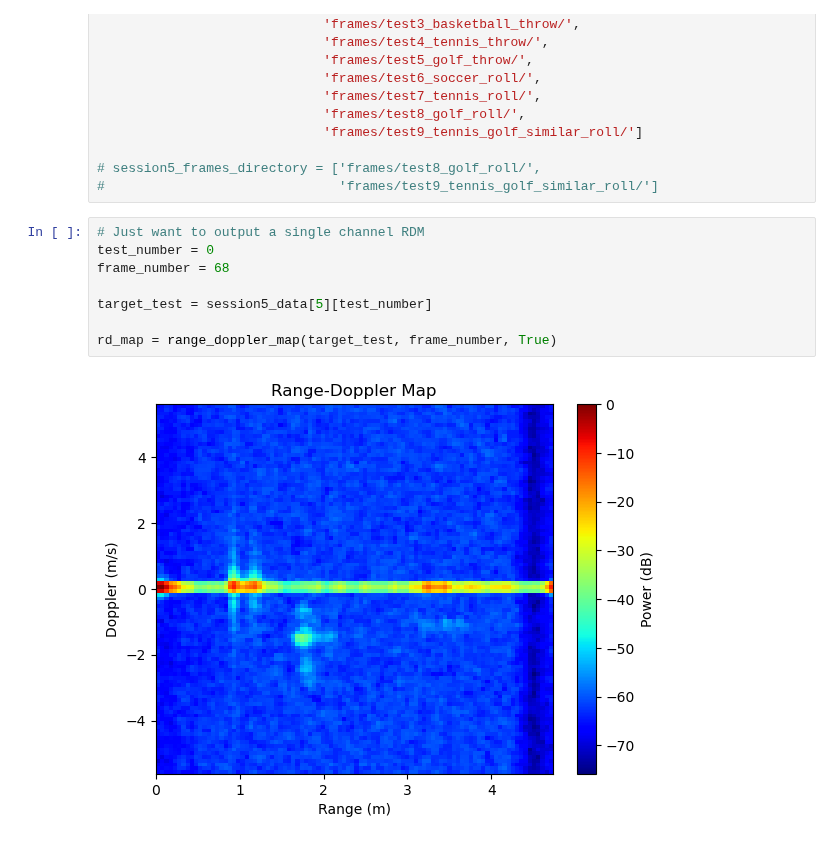
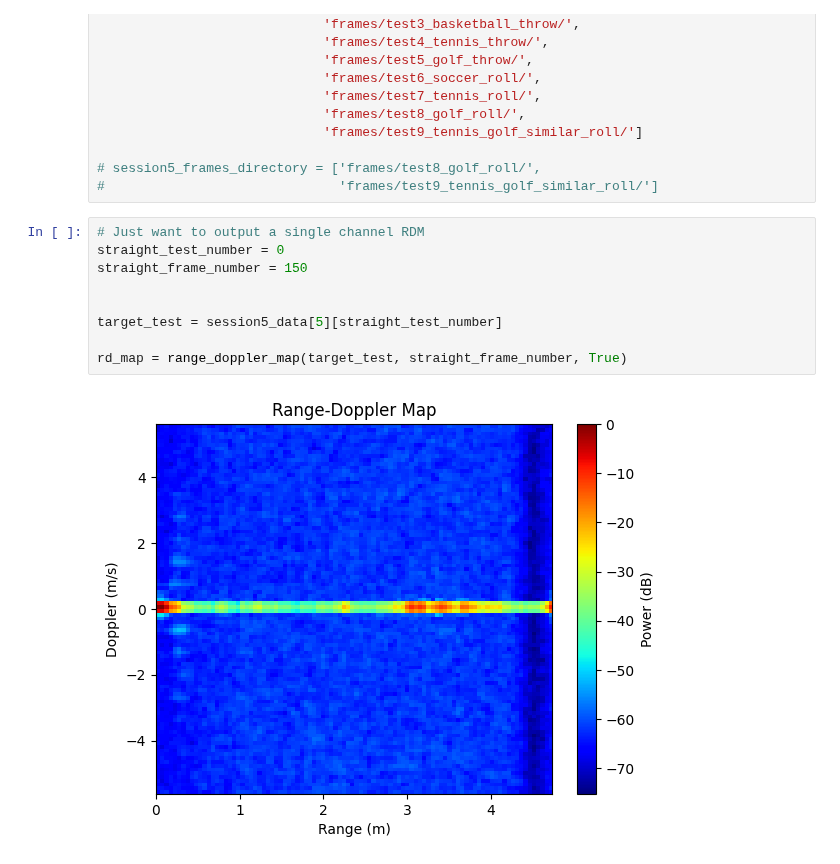
Before and after one commit to HarryPaniccc/4022S_code, a Jupyter notebook: golfball_finder.ipynb, the cells around one changed output. Drawn from its saved outputs; the diff is of its cells as text.

```diff
--- a/golfball_finder.ipynb
+++ b/golfball_finder.ipynb
@@ -66,11 +66,12 @@ session5_frames_directory = ['frames/test1_calibration/',
 #                              'frames/test9_tennis_golf_similar_roll/']
 # %%
 # Just want to output a single channel RDM
-test_number = 0
-frame_number = 68
+straight_test_number = 0
+straight_frame_number = 150
 
-target_test = session5_data[5][test_number]
 
-rd_map = range_doppler_map(target_test, frame_number, True)
+target_test = session5_data[5][straight_test_number]
+
+rd_map = range_doppler_map(target_test, straight_frame_number, True)
 # %% [output]
-[figure, old version]
+[figure, new version]
```
Also changed, not shown: parts of 5 cells of this notebook, 1 other file.
